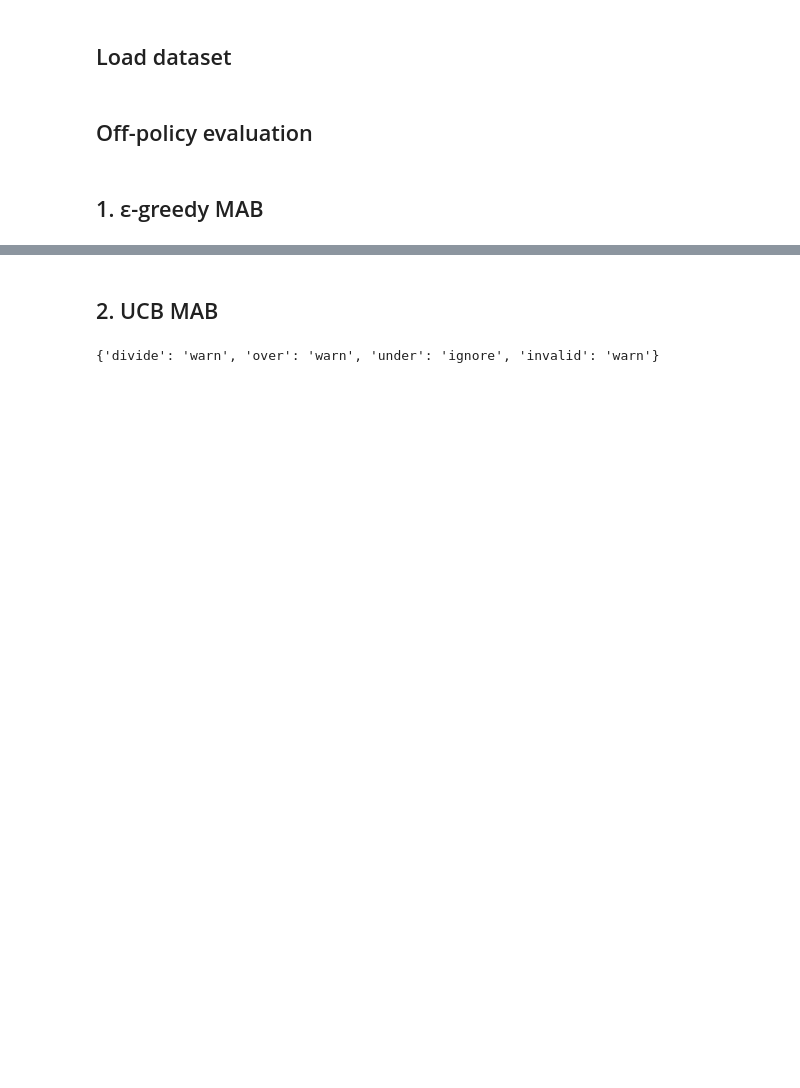
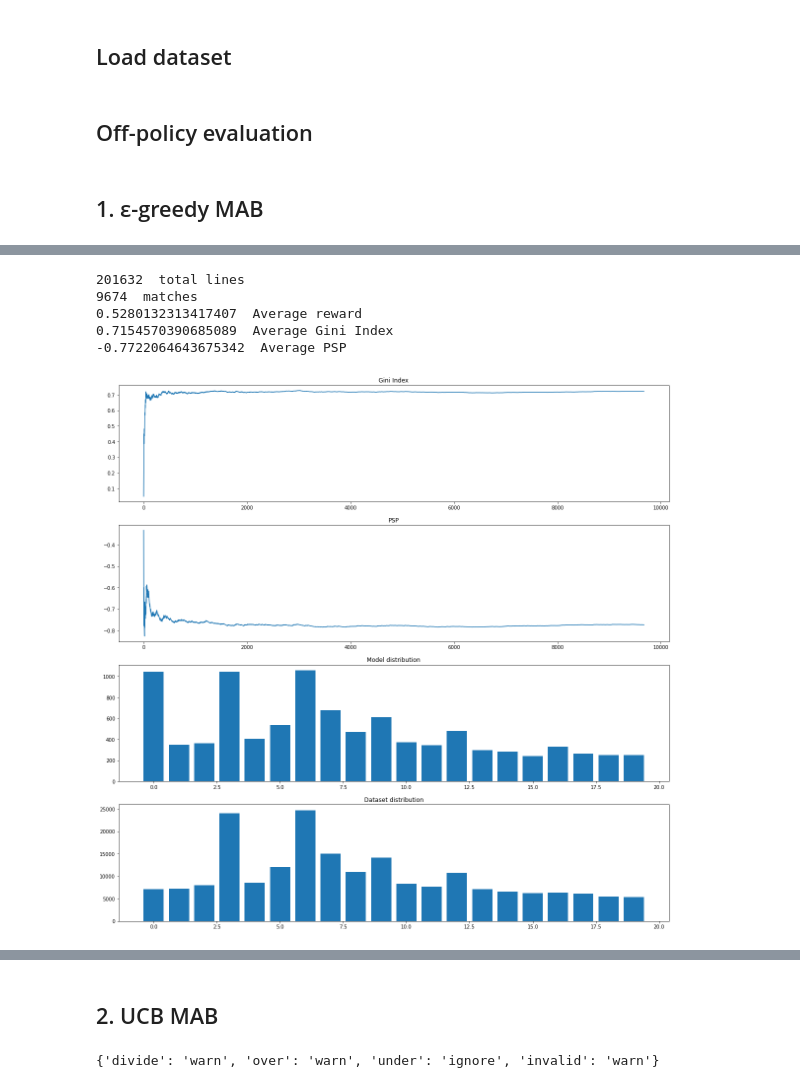
Before and after one commit to jule8198/MABRec, a Jupyter notebook: MABs.ipynb, the cells around one changed output, grey strips where cells are left out. Drawn from its saved outputs; the diff is of its cells as text; code cells hidden in the pictures; blank space fills up the shorter version.

```diff
--- a/MABs.ipynb
+++ b/MABs.ipynb
@@ -269,3 +269,14 @@ EpsGreedy average reward 0.9639054072742359
+# %%
+mab = EpsGreedy(20, 0.9)
+results_EpsGreedy, dist, psp = offlineEvaluate(mab, arms, rewards, contexts, None, 0)
+evaluateMab(results_EpsGreedy, dist, psp)
+# %% [output]
+201632  total lines
+9674  matches
+0.5280132313417407  Average reward
+0.7154570390685089  Average Gini Index
+-0.7722064643675342  Average PSP
+[figure, added]
 # %%
 results_EpsGreedy, dist, psp = offlineEvaluate(mab, arms, rewards, contexts, None, 0)
 evaluateMab(results_EpsGreedy, dist, psp)
```
Also changed, not shown: parts of 16 cells of this notebook.
